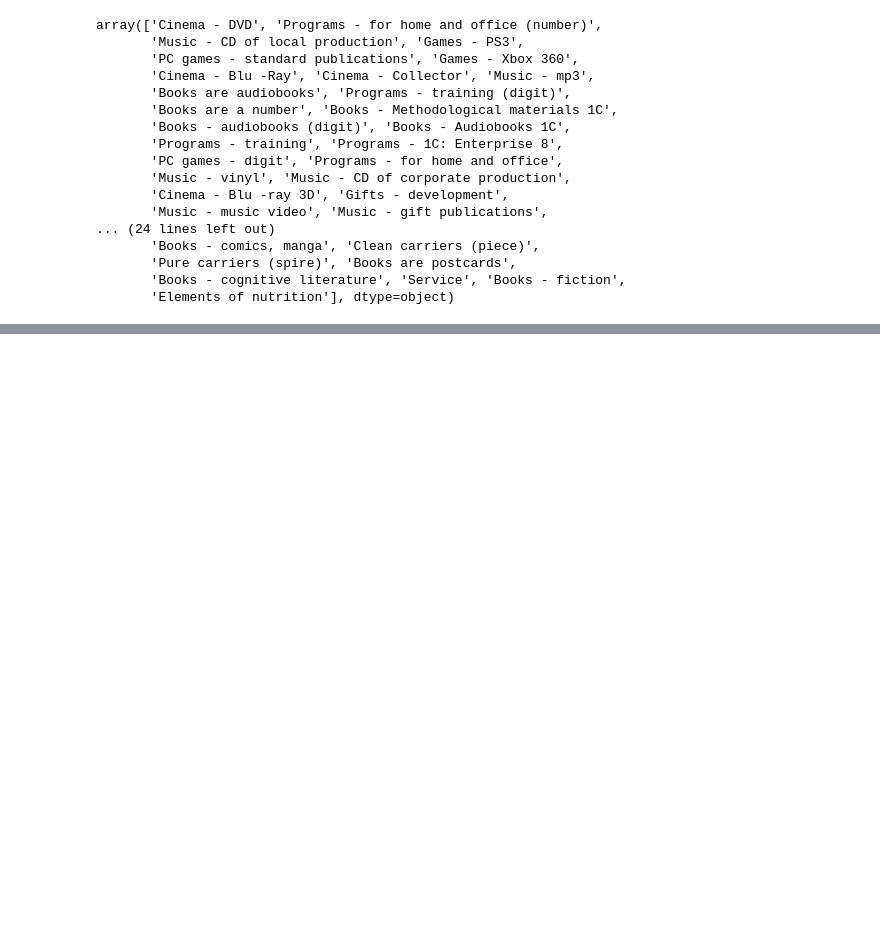
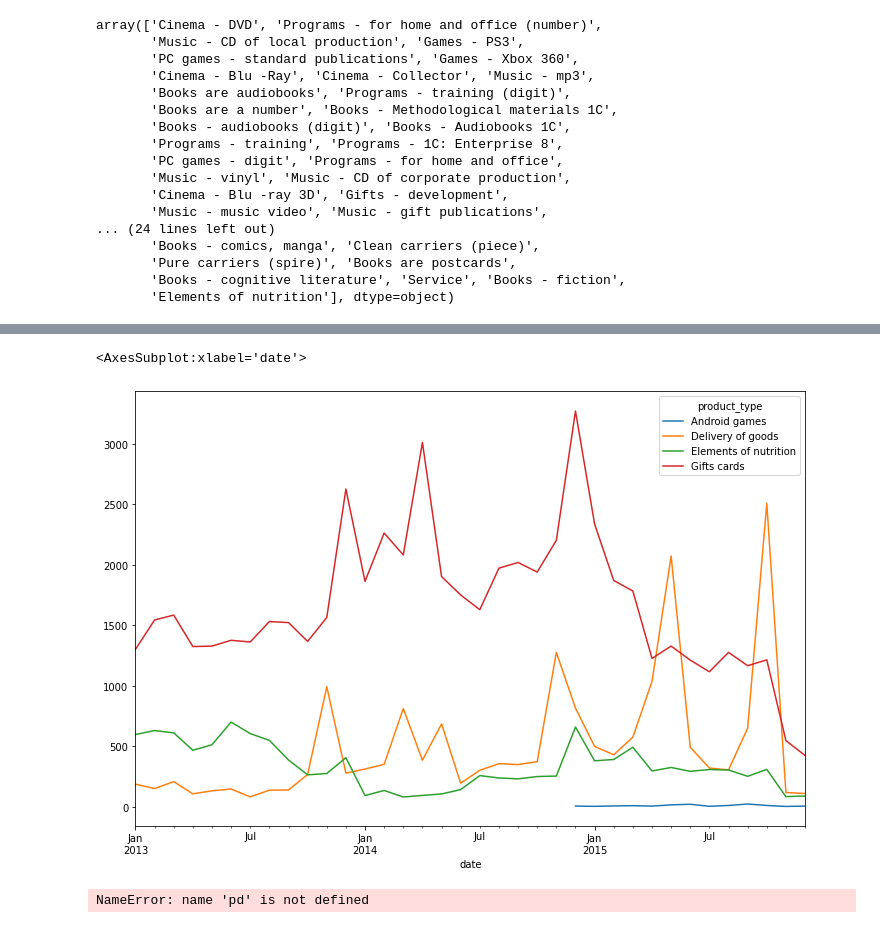
Before and after one commit to jquesada92/Kaggle_Times_Series_Competition, a Jupyter notebook: times-series-competition.ipynb, the cells around one changed output, grey strips where cells are left out. Cells and saved outputs as stored; diff of their text form; code cells hidden in the pictures; blank space fills up the shorter version.

```diff
--- a/times-series-competition.ipynb
+++ b/times-series-competition.ipynb
@@ -173,0 +191,10 @@ plt.show()
+# %%
+top_corr_items = corr_n_days_item_cnt.index.get_level_values('product_type')[-5:-1]
+# %%
+item_category_monthly_sales.loc[
+    item_category_monthly_sales.product_type.isin(top_corr_items )
+].pivot_table(index='date',columns='product_type',values='item_cnt_monthly',aggfunc='sum')\
+.plot()
+# %% [output]
+<AxesSubplot:xlabel='date'>
+[figure, added]
@@ -173,0 +203,4 @@ plt.show()
+# %%
+df =pd.get_dummies(item_monthly_sales_df,columns=categorical_feature)
+# %% [output]
+NameError: name 'pd' is not defined
```
Also changed, not shown: parts of 9 cells of this notebook.
